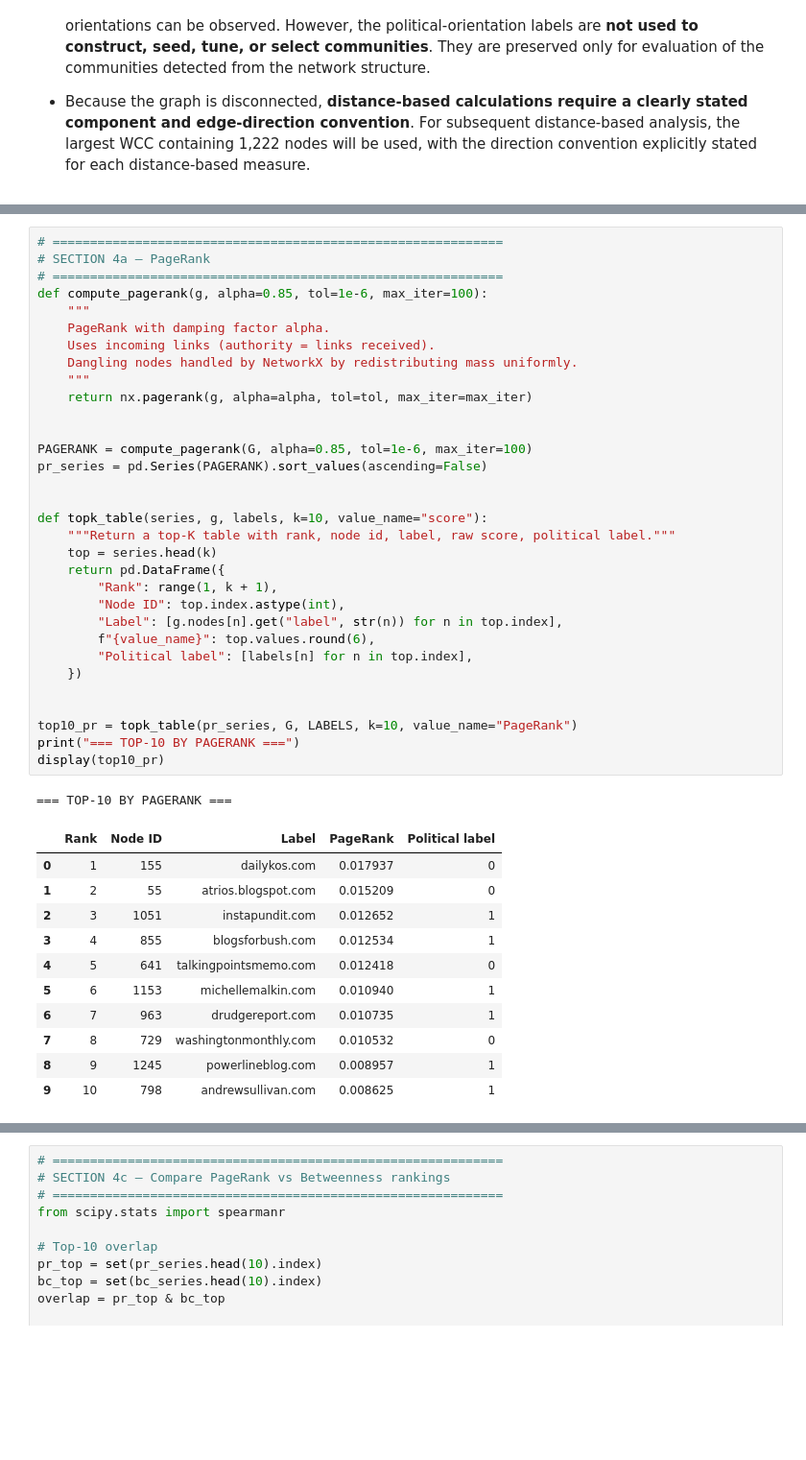
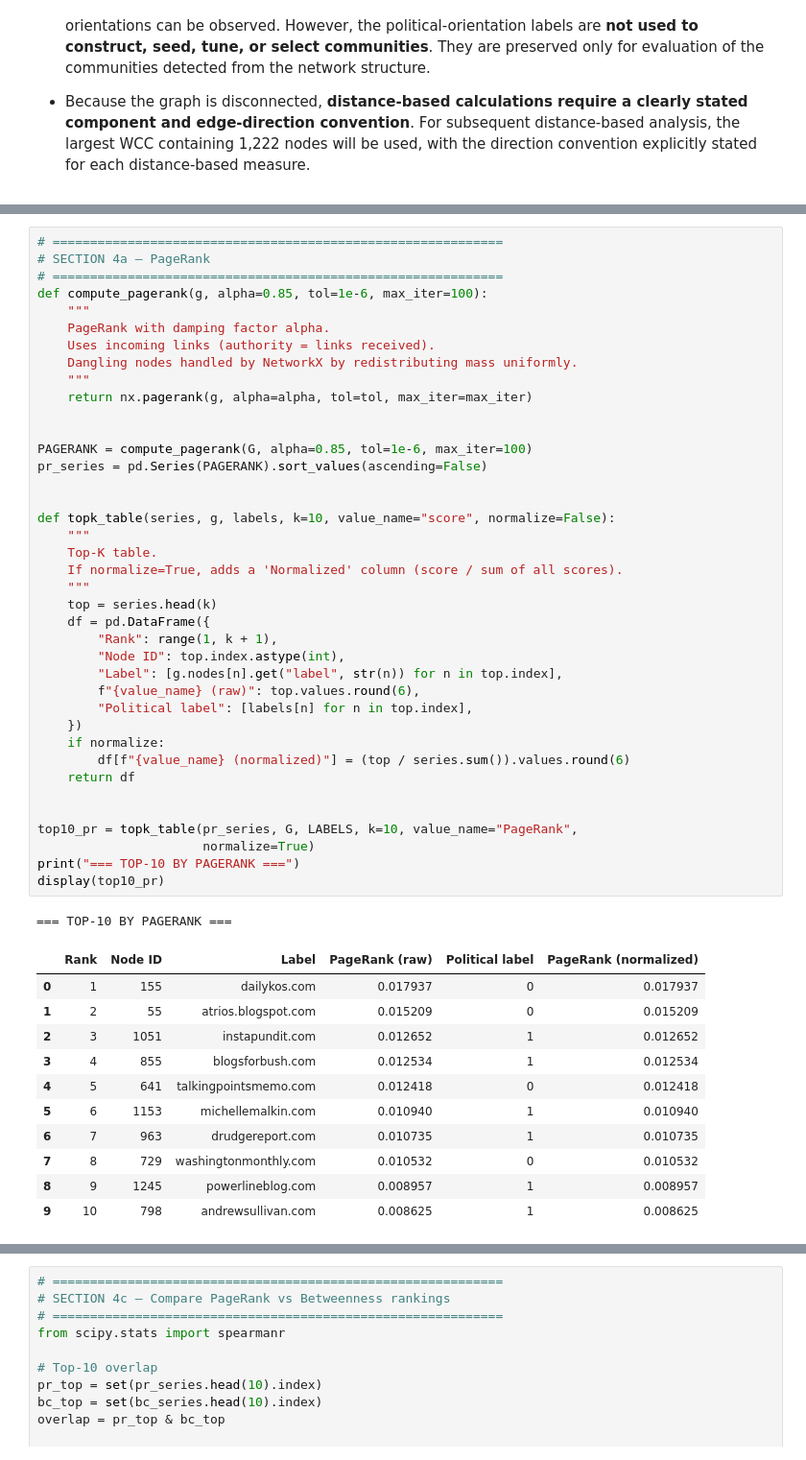
Before and after one commit to l232550/SE4095-SNTP-Assignment-1, a Jupyter notebook: L232550_SNTP_Assignment1.ipynb, the cells around one changed output, grey strips where cells are left out. Shown at 96% size. Cells and saved outputs as stored; diff of their text form; blank space fills up the shorter version.

Commit message:
part-b: add formulas, convergence handling, normalized score columns

```diff
--- a/L232550_SNTP_Assignment1.ipynb
+++ b/L232550_SNTP_Assignment1.ipynb
@@ -326,45 +369,52 @@ NetworkX convention.
 # %%
 # ============================================================
 # SECTION 4a — PageRank
 # ============================================================
 def compute_pagerank(g, alpha=0.85, tol=1e-6, max_iter=100):
     """
     PageRank with damping factor alpha.
     Uses incoming links (authority = links received).
     Dangling nodes handled by NetworkX by redistributing mass uniformly.
     """
     return nx.pagerank(g, alpha=alpha, tol=tol, max_iter=max_iter)
 
 
 PAGERANK = compute_pagerank(G, alpha=0.85, tol=1e-6, max_iter=100)
 pr_series = pd.Series(PAGERANK).sort_values(ascending=False)
 
 
-def topk_table(series, g, labels, k=10, value_name="score"):
-    """Return a top-K table with rank, node id, label, raw score, political label."""
+def topk_table(series, g, labels, k=10, value_name="score", normalize=False):
+    """
+    Top-K table.
+    If normalize=True, adds a 'Normalized' column (score / sum of all scores).
+    """
     top = series.head(k)
-    return pd.DataFrame({
+    df = pd.DataFrame({
         "Rank": range(1, k + 1),
         "Node ID": top.index.astype(int),
         "Label": [g.nodes[n].get("label", str(n)) for n in top.index],
-        f"{value_name}": top.values.round(6),
+        f"{value_name} (raw)": top.values.round(6),
         "Political label": [labels[n] for n in top.index],
     })
+    if normalize:
+        df[f"{value_name} (normalized)"] = (top / series.sum()).values.round(6)
+    return df
 
 
-top10_pr = topk_table(pr_series, G, LABELS, k=10, value_name="PageRank")
+top10_pr = topk_table(pr_series, G, LABELS, k=10, value_name="PageRank",
+                      normalize=True)
 print("=== TOP-10 BY PAGERANK ===")
 display(top10_pr)
 # %% [output]
 === TOP-10 BY PAGERANK ===
-|  | Rank | Node ID | Label | PageRank | Political label |
-| 0 | 1 | 155 | dailykos.com | 0.017937 | 0 |
-| 1 | 2 | 55 | atrios.blogspot.com | 0.015209 | 0 |
-| 2 | 3 | 1051 | instapundit.com | 0.012652 | 1 |
-| 3 | 4 | 855 | blogsforbush.com | 0.012534 | 1 |
-| 4 | 5 | 641 | talkingpointsmemo.com | 0.012418 | 0 |
-| 5 | 6 | 1153 | michellemalkin.com | 0.010940 | 1 |
-| 6 | 7 | 963 | drudgereport.com | 0.010735 | 1 |
-| 7 | 8 | 729 | washingtonmonthly.com | 0.010532 | 0 |
-| 8 | 9 | 1245 | powerlineblog.com | 0.008957 | 1 |
-| 9 | 10 | 798 | andrewsullivan.com | 0.008625 | 1 |
+|  | Rank | Node ID | Label | PageRank (raw) | Political label | PageRank (normalized) |
+| 0 | 1 | 155 | dailykos.com | 0.017937 | 0 | 0.017937 |
+| 1 | 2 | 55 | atrios.blogspot.com | 0.015209 | 0 | 0.015209 |
+| 2 | 3 | 1051 | instapundit.com | 0.012652 | 1 | 0.012652 |
+| 3 | 4 | 855 | blogsforbush.com | 0.012534 | 1 | 0.012534 |
+| 4 | 5 | 641 | talkingpointsmemo.com | 0.012418 | 0 | 0.012418 |
+| 5 | 6 | 1153 | michellemalkin.com | 0.010940 | 1 | 0.010940 |
+| 6 | 7 | 963 | drudgereport.com | 0.010735 | 1 | 0.010735 |
+| 7 | 8 | 729 | washingtonmonthly.com | 0.010532 | 0 | 0.010532 |
+| 8 | 9 | 1245 | powerlineblog.com | 0.008957 | 1 | 0.008957 |
+| 9 | 10 | 798 | andrewsullivan.com | 0.008625 | 1 | 0.008625 |
```
Also changed, not shown: parts of 4 cells of this notebook.
